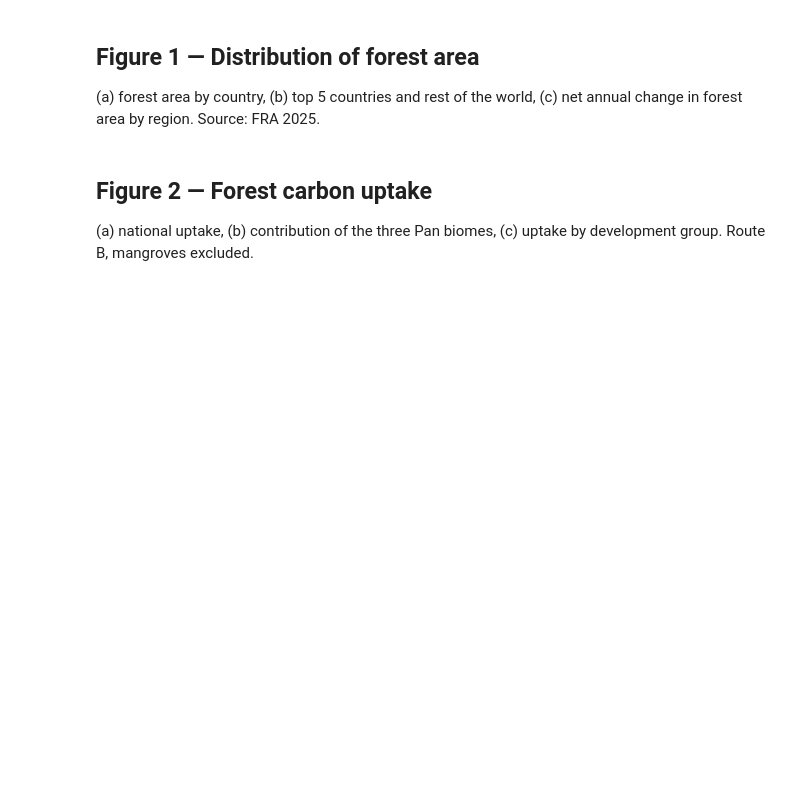
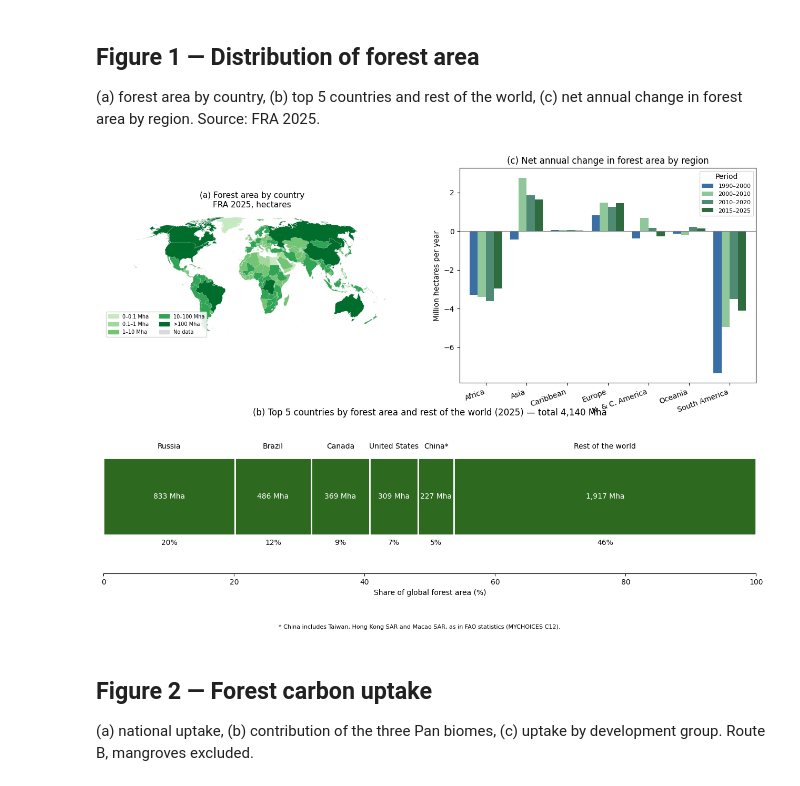
Before and after one commit to aurvl/ncw, a Jupyter notebook: notebooks/03_figures.ipynb, the cells around one changed output. Cells and saved outputs as stored; diff of their text form; code cells hidden in the pictures; blank space fills up the shorter version.

```diff
--- a/notebooks/03_figures.ipynb
+++ b/notebooks/03_figures.ipynb
@@ -53,7 +53,7 @@ def choropleth(ax, values, bins, labels, colors, title, subtitle=""):
         if not subset.empty:
             subset.plot(ax=ax, color=color, linewidth=0.1, edgecolor="white")
     handles = [Patch(color=c, label=l) for l, c in zip(labels, colors)] + [Patch(color="#d9d9d9", label="No data")]
-    ax.legend(handles=handles, loc="lower center", bbox_to_anchor=(0.5, -0.18), ncol=4, frameon=False, fontsize=8)
+    ax.legend(handles=handles, loc="lower left", bbox_to_anchor=(0.0, 0.0), ncol=2, fontsize=7, framealpha=0.85)
     ax.set_title(f"{title}\n{subtitle}" if subtitle else title, fontsize=11)
     ax.set_axis_off()
 
@@ -82,36 +82,45 @@ wide = areas.pivot(index="iso3", columns="year", values="forest")
 periods = {"1990–2000": (1990, 2000), "2000–2010": (2000, 2010), "2010–2020": (2010, 2020), "2015–2025": (2015, 2025)}
 change = pd.DataFrame({p: (wide[b] - wide[a]) / (b - a) for p, (a, b) in periods.items()})
 change = change.groupby(region.reindex(change.index)).sum() / 1e6
+change = change.rename(index={"North and Central America": "N. & C. America"})
 ax = fig.add_subplot(grid[0, 1])
 change.plot.bar(ax=ax, color=["#3a6ea5", "#8fc79a", "#4f8a74", "#2e6b3f"], width=0.8)
 ax.axhline(0, color="grey", linewidth=0.8)
 ax.set_ylabel("Million hectares per year")
 ax.set_xlabel("")
 ax.set_title("(c) Net annual change in forest area by region")
 ax.tick_params(axis="x", rotation=20)
+for label in ax.get_xticklabels():
+    label.set_horizontalalignment("right")
 ax.legend(title="Period", fontsize=8)
 
 # (b) top 5 + rest of the world
 ax = fig.add_subplot(grid[1, :])
-names = territories.set_index("iso3")["name"]
+names = territories.set_index("iso3")["fra_name"].fillna(territories.set_index("iso3")["name"])
+names = names.str.replace(r"\s*\(.*\)", "", regex=True).replace({
+    "United Kingdom of Great Britain and Northern Ireland": "United Kingdom", "United States of America": "United States",
+    "Russian Federation": "Russia", "China": "China*"})
 top = forest_2025.sort_values(ascending=False)
 parts = pd.concat([top.head(5), pd.Series({"Rest of the world": top.iloc[5:].sum()})]) / 1e6
 share, left = 100 * parts / parts.sum(), 0.0
 for key, value in parts.items():
     width = share[key]
     ax.barh(0, width, left=left, color="#2d6a1f", edgecolor="white", linewidth=2)
     ax.text(left + width / 2, 0, f"{value:,.0f} Mha", ha="center", va="center", color="white")
     ax.text(left + width / 2, 0.5, names.get(key, key), ha="center")
     ax.text(left + width / 2, -0.5, f"{width:.0f}%", ha="center")
     left += width
 ax.set_xlim(0, 100)
 ax.set_ylim(-0.8, 0.8)
 ax.set_yticks([])
 ax.set_xlabel("Share of global forest area (%)")
 ax.set_title(f"(b) Top 5 countries by forest area and rest of the world (2025) — total {parts.sum():,.0f} Mha")
 for side in ("top", "right", "left"):
     ax.spines[side].set_visible(False)
+fig.text(0.5, 0.005, "* China includes Taiwan, Hong Kong SAR and Macao SAR, as in FAO statistics (MYCHOICES C12).", ha="center", fontsize=8)
 save(fig, "figure1")
+# %% [output]
+[figure, added]
 # %% [markdown]
 ## Figure 2 — Forest carbon uptake
 
```
Also changed, not shown: parts of 4 cells of this notebook, 10 other files.
